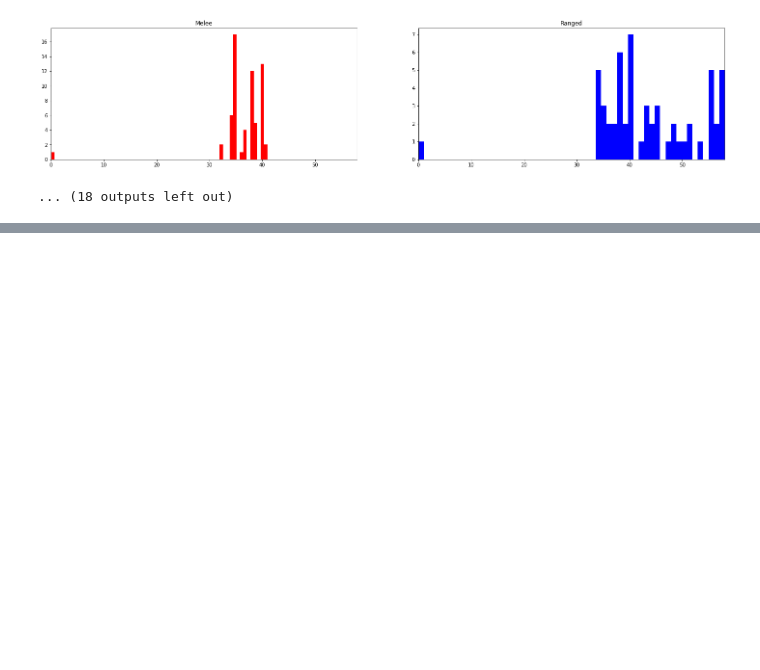
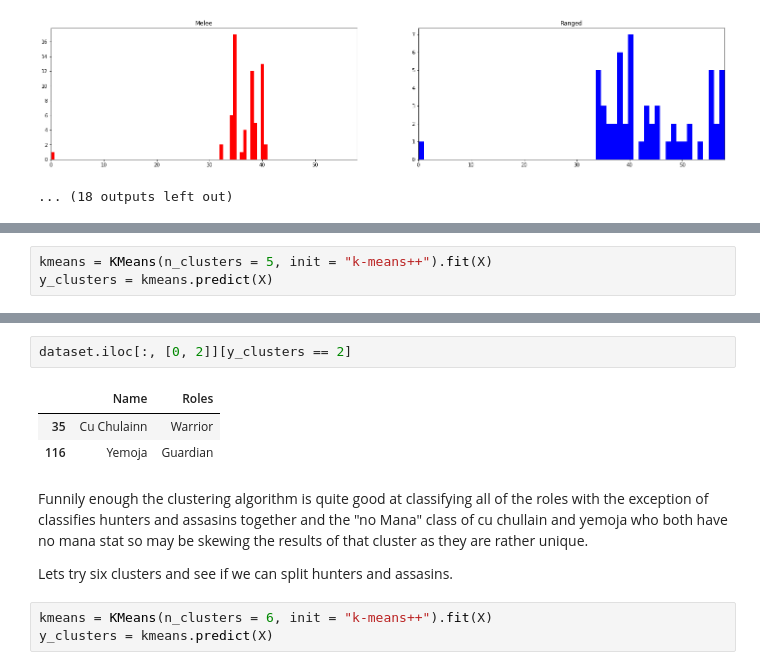
Before and after one commit to SifTheGreater/Smite_Analysis, a Jupyter notebook: God_Level_Data/God_Data.ipynb, the cells around one changed output, grey strips where cells are left out. Cells and saved outputs as stored; diff of their text form; blank space fills up the shorter version.

```diff
--- a/God_Level_Data/God_Data.ipynb
+++ b/God_Level_Data/God_Data.ipynb
@@ -344,0 +418,3 @@ ManaPerLevel
+# %%
+kmeans = KMeans(n_clusters = 5, init = "k-means++").fit(X)
+y_clusters = kmeans.predict(X)
@@ -344,0 +440,13 @@ ManaPerLevel
+# %%
+dataset.iloc[:, [0, 2]][y_clusters == 2]
+# %% [output]
+|  | Name | Roles |
+| 35 | Cu Chulainn | Warrior |
+| 116 | Yemoja | Guardian |
+# %% [markdown]
+Funnily enough the clustering algorithm is quite good at classifying all of the roles with the exception of classifies hunters and assasins together and the "no Mana" class of cu chullain and yemoja who both have no mana stat so may be skewing the results of that cluster as they are rather unique.
+
+Lets try six clusters and see if we can split hunters and assasins.
+# %%
+kmeans = KMeans(n_clusters = 6, init = "k-means++").fit(X)
+y_clusters = kmeans.predict(X)
```
Also changed, not shown: parts of 23 cells of this notebook.
